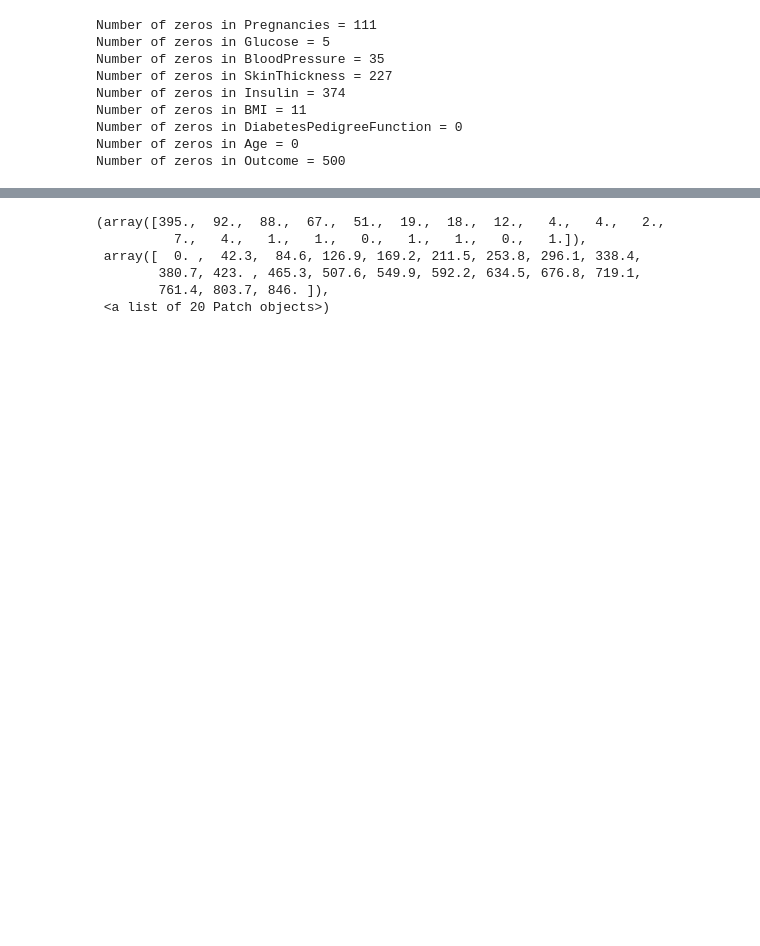
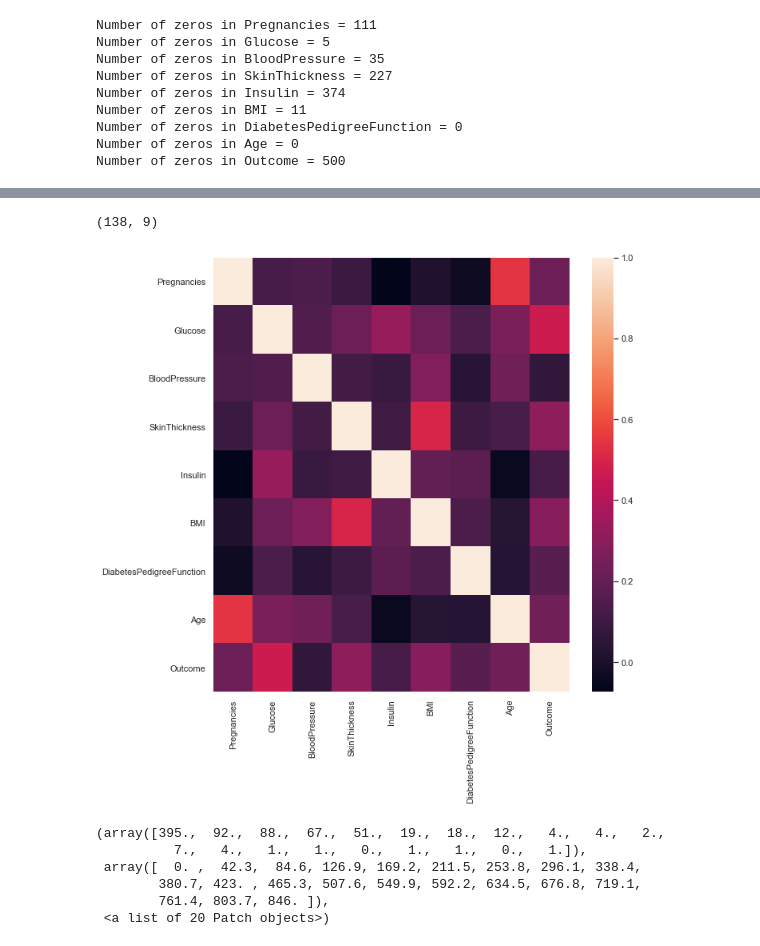
Before and after one commit to VibhuAg/diabetes-prediction, a Jupyter notebook: Final_Project.ipynb, the cells around one changed output, grey strips where cells are left out. Saved outputs shown, nothing was run; the diff lists cells and outputs as text; code cells hidden in the pictures; blank space fills up the shorter version.

```diff
--- a/Final_Project.ipynb
+++ b/Final_Project.ipynb
@@ -67,3 +70,17 @@ df.corr()
+# %%
+temp = df[df['Insulin'] == 0]
+temp[temp['Outcome'] == 1].shape
+# %% [output]
+(138, 9)
+# %%
+sns.heatmap(df.corr())
+sns.set(rc={'figure.figsize':(12,12)})
+
+
+#Note:
+# Drop all glucose
+# %% [output]
+[figure, added]
 # %%
 plt.hist(df['Insulin'], bins = 20, ec="black", color = "skyblue")
 # %% [output]
```
Also changed, not shown: parts of 30 cells of this notebook.
